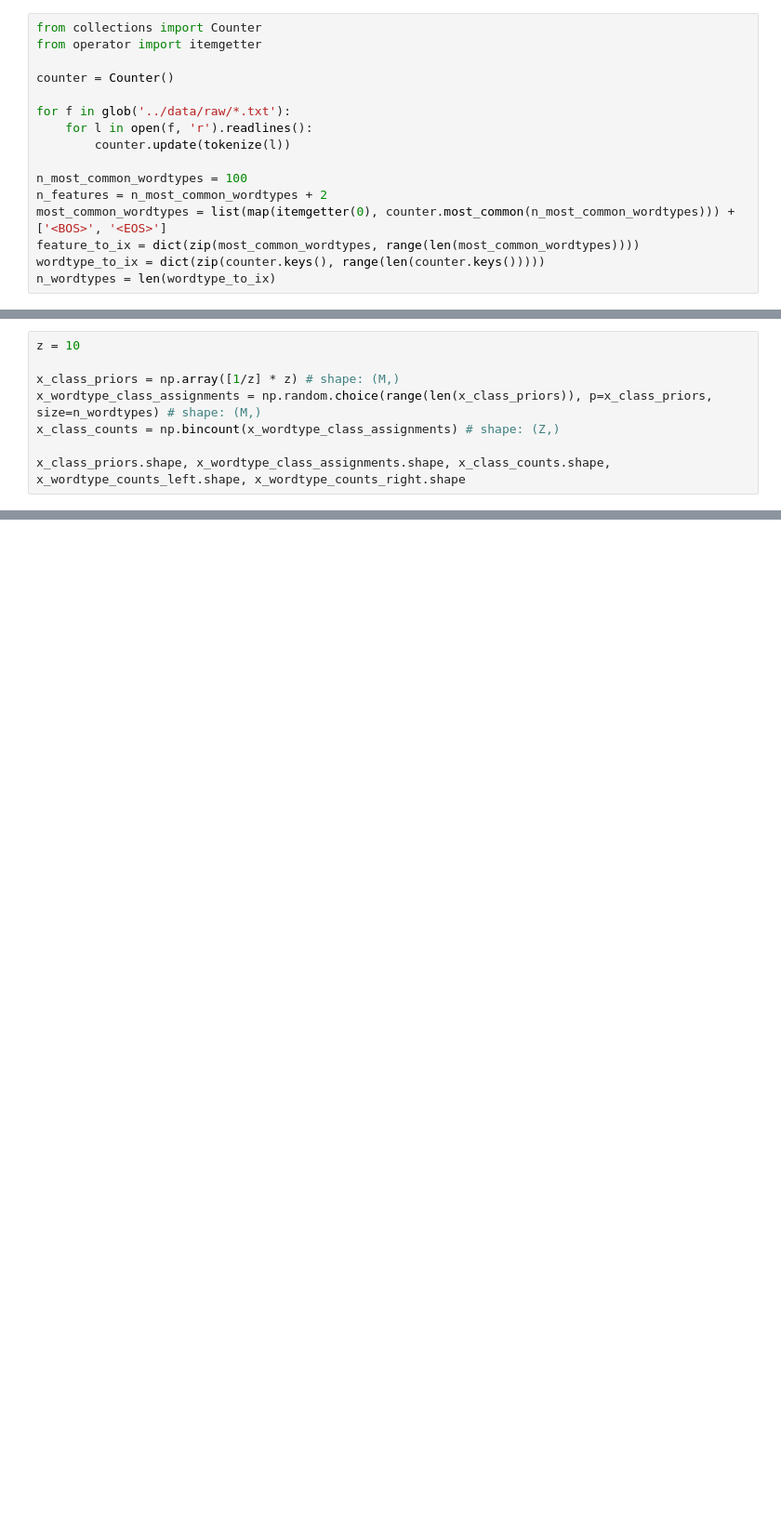
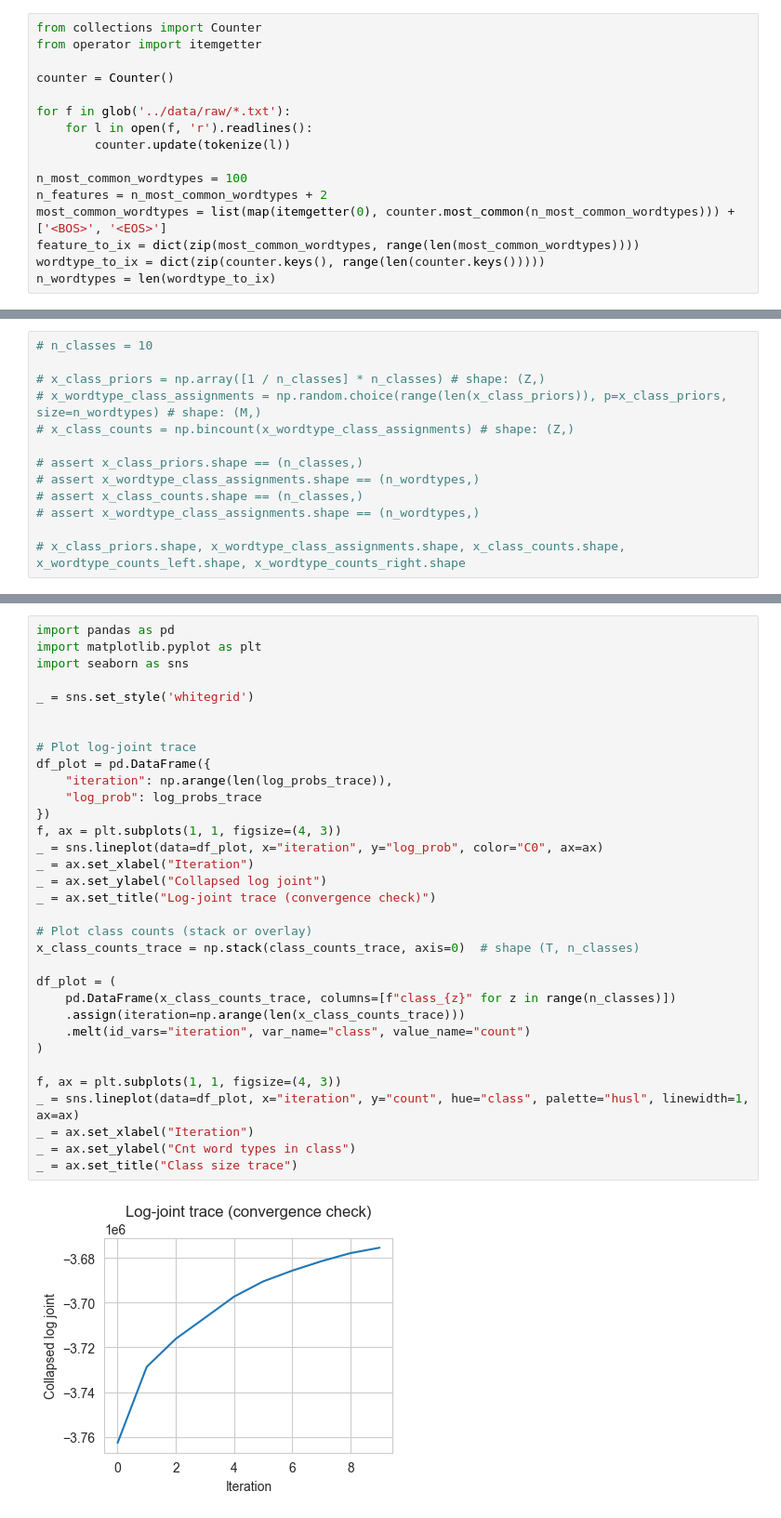
Before and after one commit to lqrz/bayesian-mixture-model-pos-tagger, a Jupyter notebook: notebooks/train.ipynb, the cells around one changed output, grey strips where cells are left out. Shown at 93% size. Saved outputs shown, nothing was run; the diff lists cells and outputs as text; blank space fills up the shorter version.

```diff
--- a/notebooks/train.ipynb
+++ b/notebooks/train.ipynb
@@ -47,8 +52,13 @@ x_wordtype_counts_sum_right = x_wordtype_counts_right.sum(axis=1)
 # %%
-z = 10
+# n_classes = 10
 
-x_class_priors = np.array([1/z] * z) # shape: (M,)
-x_wordtype_class_assignments = np.random.choice(range(len(x_class_priors)), p=x_class_priors, size=n_wordtypes) # shape: (M,)
-x_class_counts = np.bincount(x_wordtype_class_assignments) # shape: (Z,)
+# x_class_priors = np.array([1 / n_classes] * n_classes) # shape: (Z,)
+# x_wordtype_class_assignments = np.random.choice(range(len(x_class_priors)), p=x_class_priors, size=n_wordtypes) # shape: (M,)
+# x_class_counts = np.bincount(x_wordtype_class_assignments) # shape: (Z,)
 
-x_class_priors.shape, x_wordtype_class_assignments.shape, x_class_counts.shape, x_wordtype_counts_left.shape, x_wordtype_counts_right.shape
+# assert x_class_priors.shape == (n_classes,)
+# assert x_wordtype_class_assignments.shape == (n_wordtypes,)
+# assert x_class_counts.shape == (n_classes,)
+# assert x_wordtype_class_assignments.shape == (n_wordtypes,)
+
+# x_class_priors.shape, x_wordtype_class_assignments.shape, x_class_counts.shape, x_wordtype_counts_left.shape, x_wordtype_counts_right.shape
@@ -123,0 +282,35 @@ _sample_from_log_probs(log_scores)
+# %%
+import pandas as pd
+import matplotlib.pyplot as plt
+import seaborn as sns
+
+_ = sns.set_style('whitegrid')
+
+
+# Plot log-joint trace
+df_plot = pd.DataFrame({
+    "iteration": np.arange(len(log_probs_trace)),
+    "log_prob": log_probs_trace
+})
+f, ax = plt.subplots(1, 1, figsize=(4, 3))
+_ = sns.lineplot(data=df_plot, x="iteration", y="log_prob", color="C0", ax=ax)
+_ = ax.set_xlabel("Iteration")
+_ = ax.set_ylabel("Collapsed log joint")
+_ = ax.set_title("Log-joint trace (convergence check)")
+
+# Plot class counts (stack or overlay)
+x_class_counts_trace = np.stack(class_counts_trace, axis=0)  # shape (T, n_classes)
+
+df_plot = (
+    pd.DataFrame(x_class_counts_trace, columns=[f"class_{z}" for z in range(n_classes)])
+    .assign(iteration=np.arange(len(x_class_counts_trace)))
+    .melt(id_vars="iteration", var_name="class", value_name="count")
+)
+
+f, ax = plt.subplots(1, 1, figsize=(4, 3))
+_ = sns.lineplot(data=df_plot, x="iteration", y="count", hue="class", palette="husl", linewidth=1, ax=ax)
+_ = ax.set_xlabel("Iteration")
+_ = ax.set_ylabel("Cnt word types in class")
+_ = ax.set_title("Class size trace")
+# %% [output]
+[figure, added]
```
Also changed, not shown: parts of 8 cells of this notebook.
